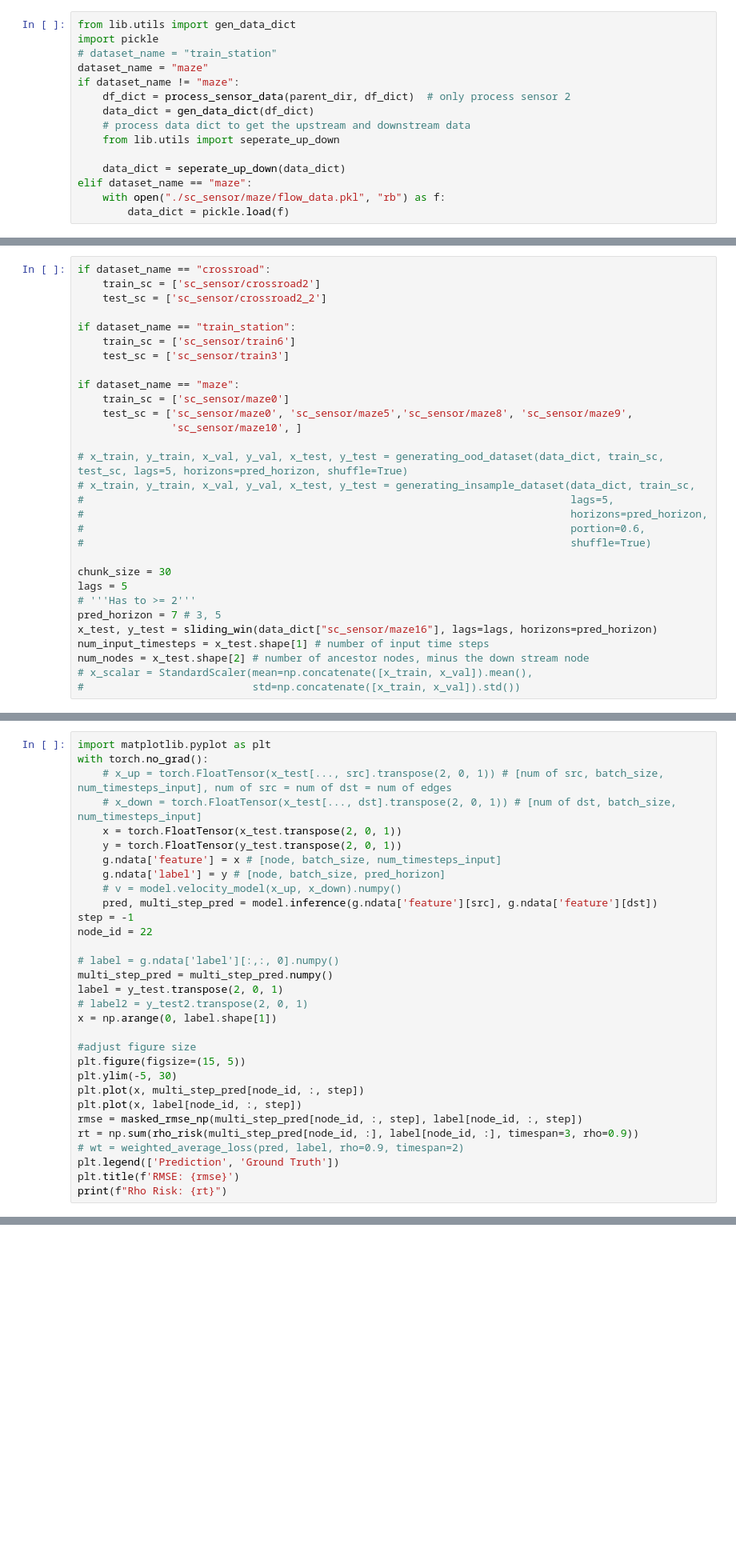
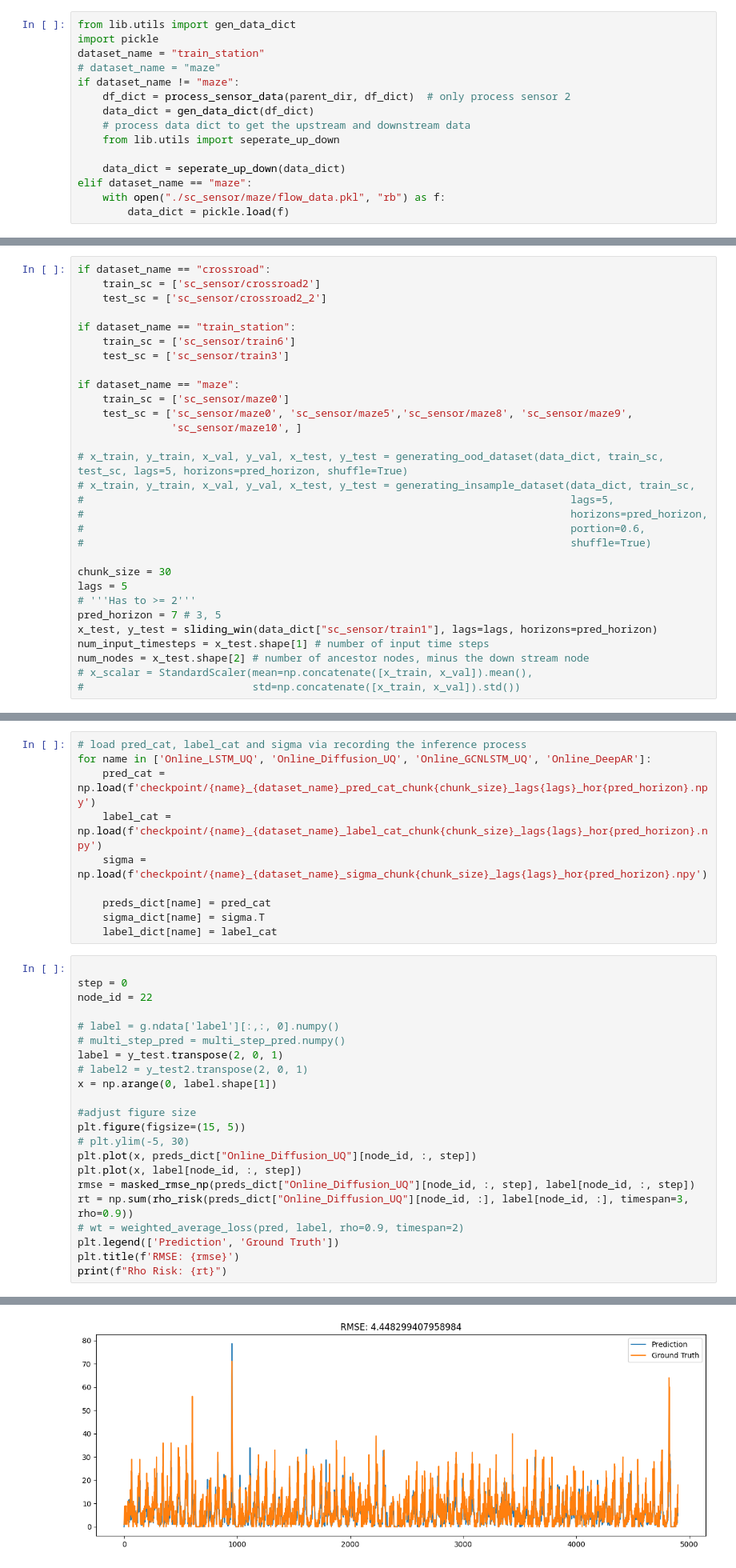
Before and after one commit to WaimenMak/Crowd-Flow-Inference, a Jupyter notebook: Offline_Exp.ipynb, the cells around one changed output, grey strips where cells are left out. Shown at 80% size. Cells and saved outputs as stored; diff of their text form; blank space fills up the shorter version.

Commit message:
add gcn lstm uq and deep ar

```diff
--- a/Offline_Exp.ipynb
+++ b/Offline_Exp.ipynb
@@ -9,8 +9,8 @@ parent_dir = 'sc_sensor'
 # %%
 from lib.utils import gen_data_dict
 import pickle
-# dataset_name = "train_station"
-dataset_name = "maze"
+dataset_name = "train_station"
+# dataset_name = "maze"
 if dataset_name != "maze":
     df_dict = process_sensor_data(parent_dir, df_dict)  # only process sensor 2
     data_dict = gen_data_dict(df_dict)
@@ -78,7 +81,7 @@ chunk_size = 30
 lags = 5
 # '''Has to >= 2'''
 pred_horizon = 7 # 3, 5
-x_test, y_test = sliding_win(data_dict["sc_sensor/maze16"], lags=lags, horizons=pred_horizon)
+x_test, y_test = sliding_win(data_dict["sc_sensor/train1"], lags=lags, horizons=pred_horizon)
 num_input_timesteps = x_test.shape[1] # number of input time steps
 num_nodes = x_test.shape[2] # number of ancestor nodes, minus the down stream node
 # x_scalar = StandardScaler(mean=np.concatenate([x_train, x_val]).mean(),
@@ -291,31 +432,33 @@ x_test, y_test = sliding_win(data_dict['sc_sensor/train10'], lags=lags, horizons
+# %%
+# load pred_cat, label_cat and sigma via recording the inference process
+for name in ['Online_LSTM_UQ', 'Online_Diffusion_UQ', 'Online_GCNLSTM_UQ', 'Online_DeepAR']:
+    pred_cat = np.load(f'checkpoint/{name}_{dataset_name}_pred_cat_chunk{chunk_size}_lags{lags}_hor{pred_horizon}.npy')
+    label_cat = np.load(f'checkpoint/{name}_{dataset_name}_label_cat_chunk{chunk_size}_lags{lags}_hor{pred_horizon}.npy')
+    sigma = np.load(f'checkpoint/{name}_{dataset_name}_sigma_chunk{chunk_size}_lags{lags}_hor{pred_horizon}.npy')
+
+    preds_dict[name] = pred_cat
+    sigma_dict[name] = sigma.T
+    label_dict[name] = label_cat
 # %%
-import matplotlib.pyplot as plt
-with torch.no_grad():
-    # x_up = torch.FloatTensor(x_test[..., src].transpose(2, 0, 1)) # [num of src, batch_size, num_timesteps_input], num of src = num of dst = num of edges
-    # x_down = torch.FloatTensor(x_test[..., dst].transpose(2, 0, 1)) # [num of dst, batch_size, num_timesteps_input]
-    x = torch.FloatTensor(x_test.transpose(2, 0, 1))
-    y = torch.FloatTensor(y_test.transpose(2, 0, 1))
-    g.ndata['feature'] = x # [node, batch_size, num_timesteps_input]
-    g.ndata['label'] = y # [node, batch_size, pred_horizon]
-    # v = model.velocity_model(x_up, x_down).numpy()
-    pred, multi_step_pred = model.inference(g.ndata['feature'][src], g.ndata['feature'][dst])
-step = -1
+
+step = 0
 node_id = 22
 
 # label = g.ndata['label'][:,:, 0].numpy()
-multi_step_pred = multi_step_pred.numpy()
+# multi_step_pred = multi_step_pred.numpy()
 label = y_test.transpose(2, 0, 1)
 # label2 = y_test2.transpose(2, 0, 1)
 x = np.arange(0, label.shape[1])
 
 #adjust figure size
 plt.figure(figsize=(15, 5))
-plt.ylim(-5, 30)
-plt.plot(x, multi_step_pred[node_id, :, step])
+# plt.ylim(-5, 30)
+plt.plot(x, preds_dict["Online_Diffusion_UQ"][node_id, :, step])
 plt.plot(x, label[node_id, :, step])
-rmse = masked_rmse_np(multi_step_pred[node_id, :, step], label[node_id, :, step])
-rt = np.sum(rho_risk(multi_step_pred[node_id, :], label[node_id, :], timespan=3, rho=0.9))
+rmse = masked_rmse_np(preds_dict["Online_Diffusion_UQ"][node_id, :, step], label[node_id, :, step])
+rt = np.sum(rho_risk(preds_dict["Online_Diffusion_UQ"][node_id, :], label[node_id, :], timespan=3, rho=0.9))
 # wt = weighted_average_loss(pred, label, rho=0.9, timespan=2)
 plt.legend(['Prediction', 'Ground Truth'])
 plt.title(f'RMSE: {rmse}')
 print(f"Rho Risk: {rt}")
+# %% [output]
@@ -321,0 +466 @@ print(f"Rho Risk: {rt}")
+[figure, added]
```
Also changed, not shown: parts of 22 cells of this notebook, 13 other files.
